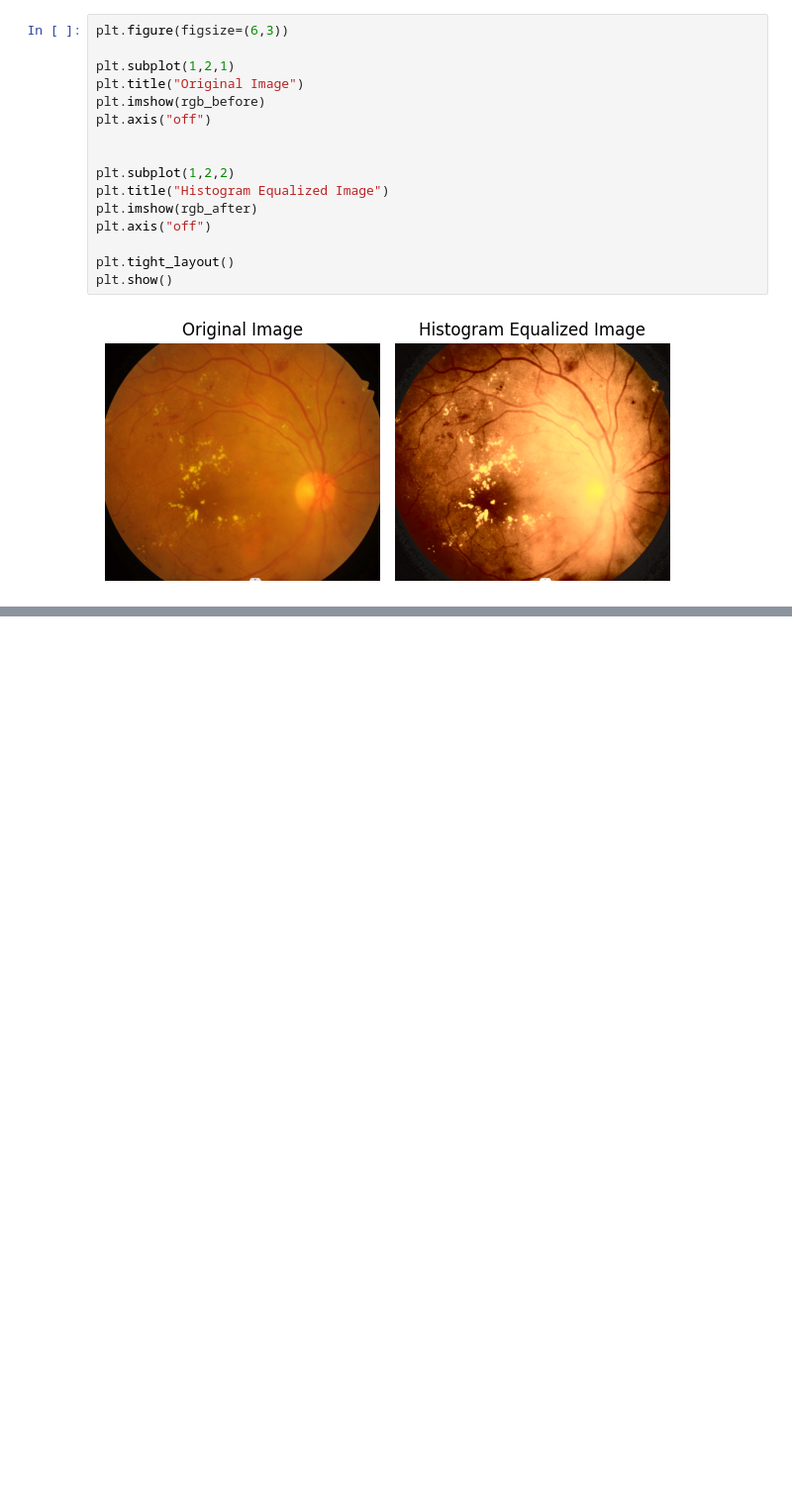
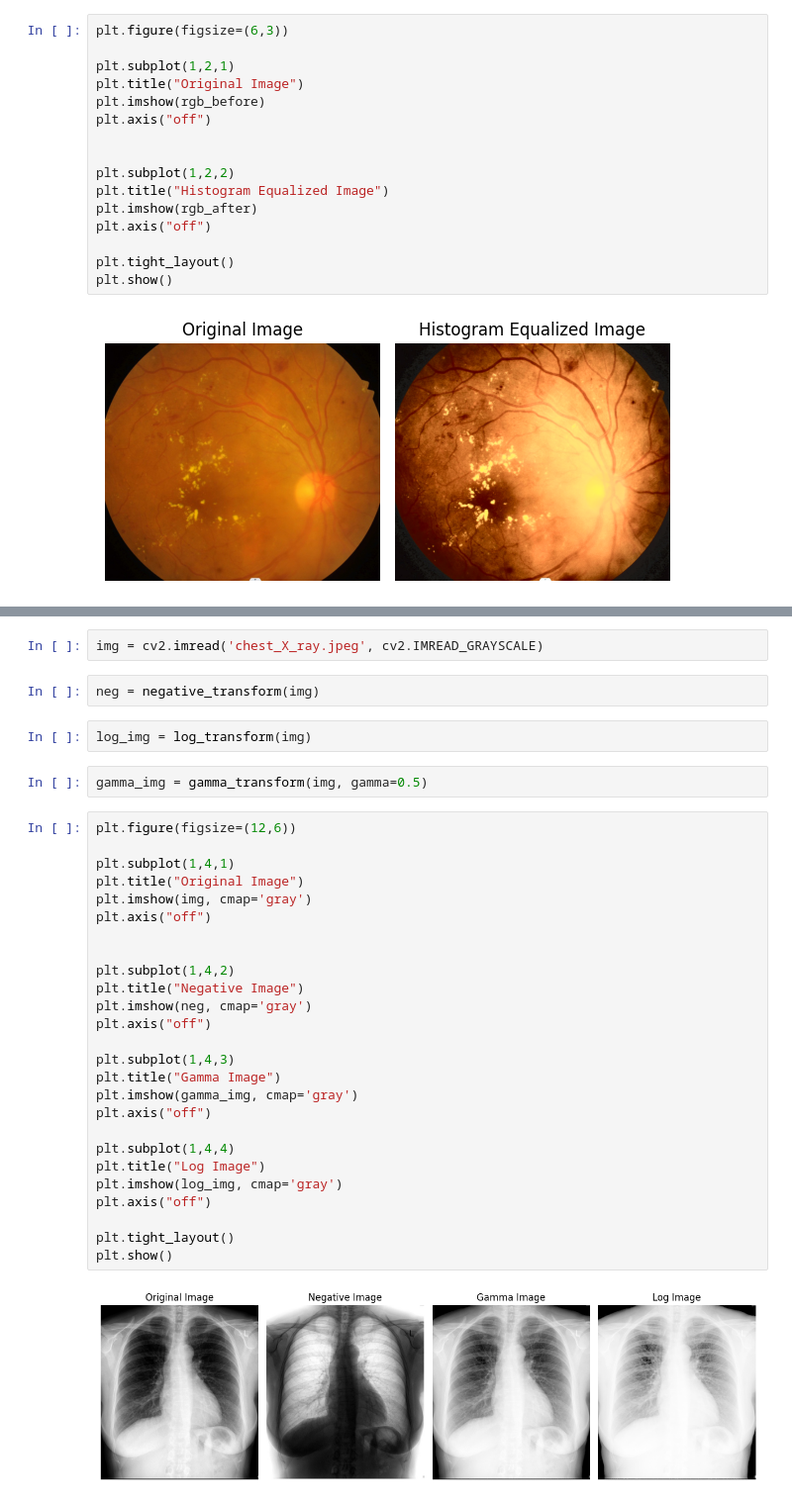
Before and after one commit to manasi00/Digital-Image-Processing, a Jupyter notebook: imageenhancement.ipynb, the cells around one changed output, grey strips where cells are left out. Shown at 99% size. Drawn from its saved outputs; the diff is of its cells as text; blank space fills up the shorter version.

Commit message:
Image Enhancement3

```diff
--- a/imageenhancement.ipynb
+++ b/imageenhancement.ipynb
@@ -182,0 +201,36 @@ plt.show()
+# %%
+img = cv2.imread('chest_X_ray.jpeg', cv2.IMREAD_GRAYSCALE)
+# %%
+neg = negative_transform(img)
+# %%
+log_img = log_transform(img)
+# %%
+gamma_img = gamma_transform(img, gamma=0.5)
+# %%
+plt.figure(figsize=(12,6))
+
+plt.subplot(1,4,1)
+plt.title("Original Image")
+plt.imshow(img, cmap='gray')
+plt.axis("off")
+
+
+plt.subplot(1,4,2)
+plt.title("Negative Image")
+plt.imshow(neg, cmap='gray')
+plt.axis("off")
+
+plt.subplot(1,4,3)
+plt.title("Gamma Image")
+plt.imshow(gamma_img, cmap='gray')
+plt.axis("off")
+
+plt.subplot(1,4,4)
+plt.title("Log Image")
+plt.imshow(log_img, cmap='gray')
+plt.axis("off")
+
+plt.tight_layout()
+plt.show()
+# %% [output]
+[figure, added]
```
Also changed, not shown: parts of 3 cells of this notebook, 1 other file.
